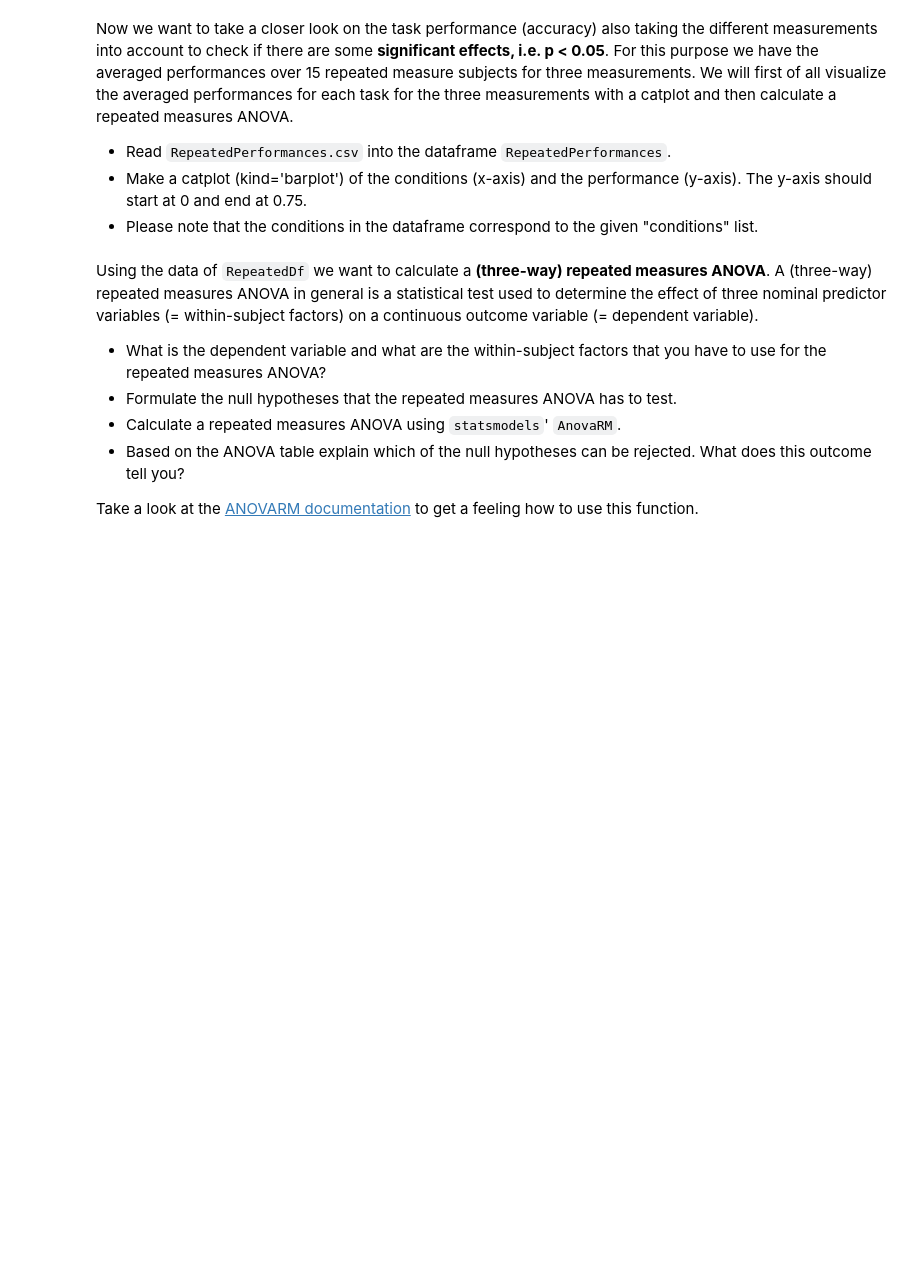
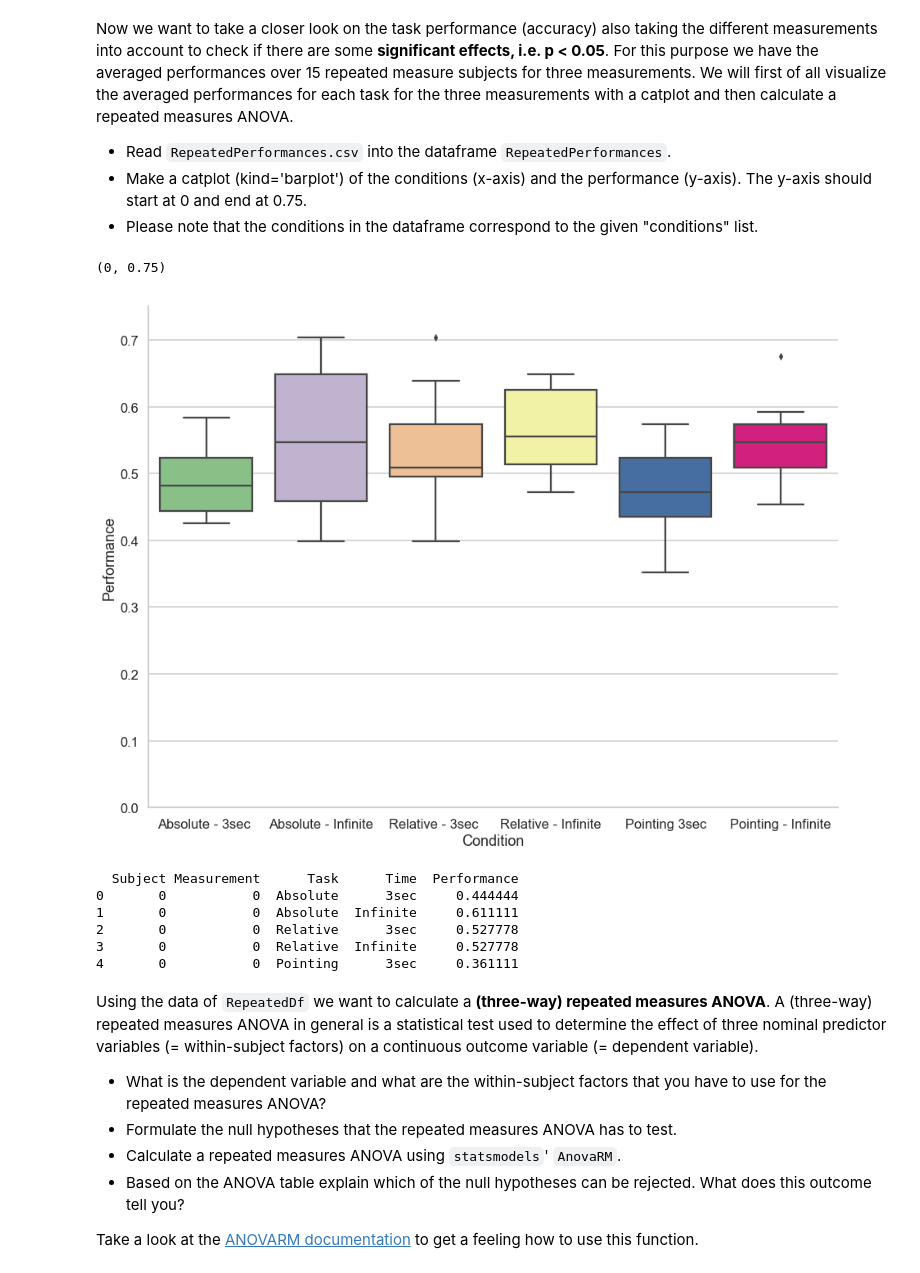
Before and after one commit to NBP-ACC/week-6-acc_7, a Jupyter notebook: sheet04-Maria.ipynb, the cells around one changed output. Drawn from its saved outputs; the diff is of its cells as text; code cells hidden in the pictures; blank space fills up the shorter version.

Commit message:
Finished except Bonus Task

````diff
--- a/sheet04-Maria.ipynb
+++ b/sheet04-Maria.ipynb
@@ -220,12 +236,55 @@ conditions = ["Absolute - 3sec ","Absolute - Infinite","Relative - 3sec ","Relat
+# %%
+#get a dictionary to convert the elements of the 'Condition' column of the DataFrame
+conditions = ["Absolute - 3sec ","Absolute - Infinite","Relative - 3sec ",
+              "Relative - Infinite","Pointing 3sec","Pointing - Infinite"]
+
+dic_cond = {0: conditions[0],1:conditions[1],2:conditions[2],
+            3:conditions[3],4:conditions[4],5:conditions[5]}
+
+#Read in the RepeatedPerformances as a Dataframe and compute the mean, and
+RepeatedPerformances = pd.read_csv('Data/RepeatedPerformances.csv')
+RepeatedPerformances_mean = RepeatedPerformances.groupby(['Condition','Subject'],
+                                                         as_index=False)['Performance'].mean()
+
+#convert the elements of the column 'Condition' using the dictionary
+RepeatedPerformances_mean_changed_cond = RepeatedPerformances_mean.replace({'Condition': dic_cond})
+
+#plot, accordingly to above given parameters, i.e. y = [0,0.75]
+sns.set(context = "talk", style="whitegrid", palette="Accent", font_scale=1)
+cat_plt = sns.catplot(x = 'Condition',y = 'Performance',
+                      data=RepeatedPerformances_mean_changed_cond,kind="box",aspect=11.7/4)
+axes = cat_plt.axes
+plt.subplots_adjust(top=2.5, bottom=0.8, left=1, right=1.8)
+axes[0,0].set_ylim(0,0.75)
+# %% [output]
+(0, 0.75)
+[figure, added]
 # %%
 # create a usable dataframe for the following analysis
-repgroup = RepeatedPerformances.groupby(['Measurement','Subject','Condition'], as_index=False)['Performance'].mean()
+repgroup = RepeatedPerformances.groupby(['Measurement','Subject','Condition'],
+                                        as_index=False)['Performance'].mean()
 
 RepeatedDf = pd.DataFrame(columns={'Measurement','Subject','Task','Time','Performance'})
+
 tasks = ['Absolute','Absolute','Relative','Relative','Pointing','Pointing']
 times = ['3sec','Infinite','3sec','Infinite','3sec','Infinite']
-for i in range(270):
-    RepeatedDf = RepeatedDf.append({'Subject':repgroup['Subject'][i],'Measurement':repgroup['Measurement'][i],'Task':tasks[repgroup['Condition'][i]],'Time':times[repgroup['Condition'][i]],'Performance':repgroup['Performance'][i]},ignore_index=True)
+
+for i in range(len(repgroup)):
+    RepeatedDf = RepeatedDf.append({'Subject':repgroup['Subject'][i],
+                                    'Measurement':repgroup['Measurement'][i],
+                                    'Task':tasks[repgroup['Condition'][i]],
+                                    'Time':times[repgroup['Condition'][i]],
+                                    'Performance':repgroup['Performance'][i]},
+                                                           ignore_index=True)
+
+print(RepeatedDf.head())
+# %% [output]
+  Subject Measurement      Task      Time  Performance
+0       0           0  Absolute      3sec     0.444444
+1       0           0  Absolute  Infinite     0.611111
+2       0           0  Relative      3sec     0.527778
+3       0           0  Relative  Infinite     0.527778
+4       0           0  Pointing      3sec     0.361111
 # %% [markdown]
 Using the data of ```RepeatedDf``` we want to calculate a **(three-way) repeated measures ANOVA**. A (three-way) repeated measures ANOVA in general is a statistical test used to determine the effect of three nominal predictor variables (= within-subject factors) on a continuous outcome variable (= dependent variable).
 
````
Also changed, not shown: parts of 12 cells of this notebook.
